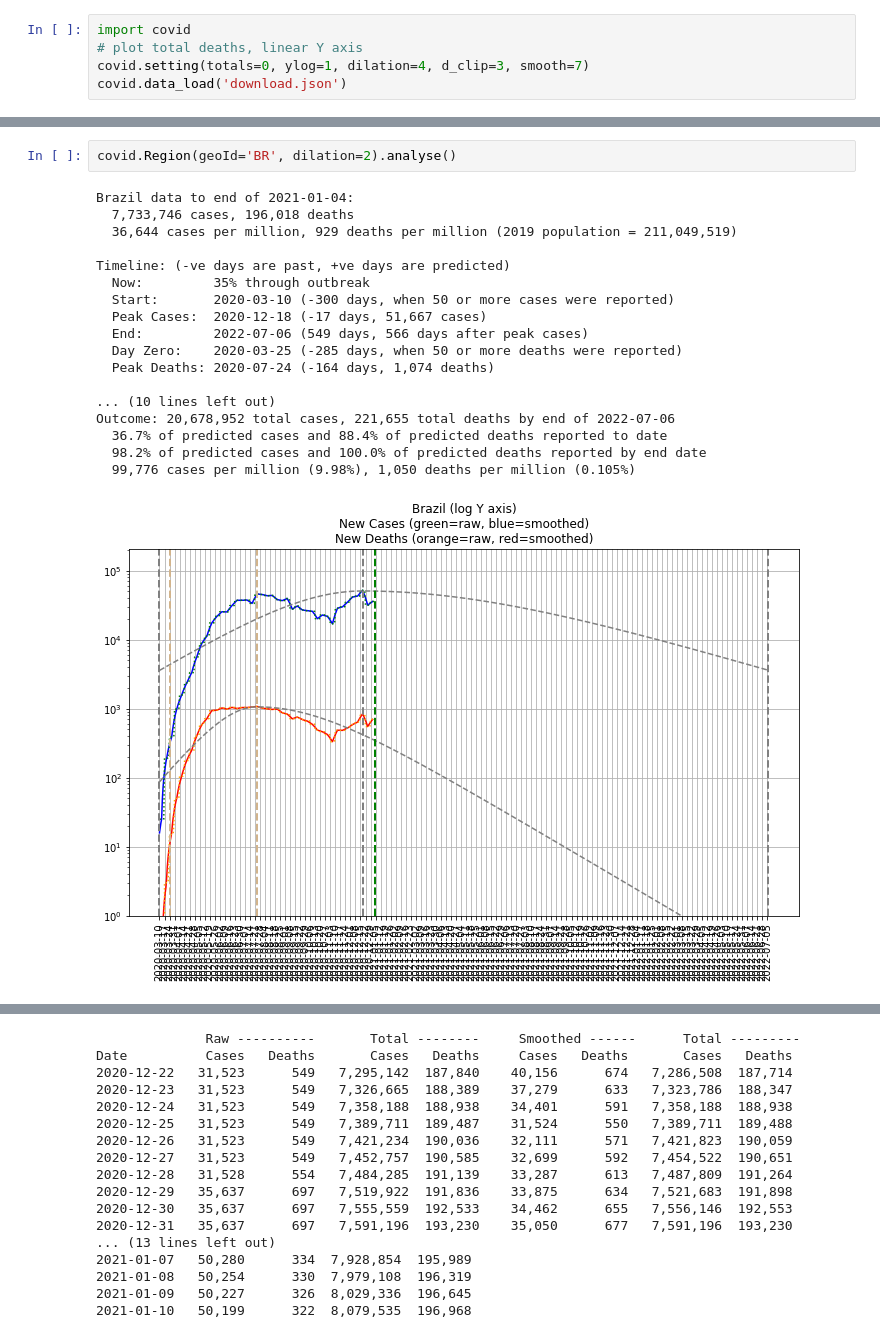
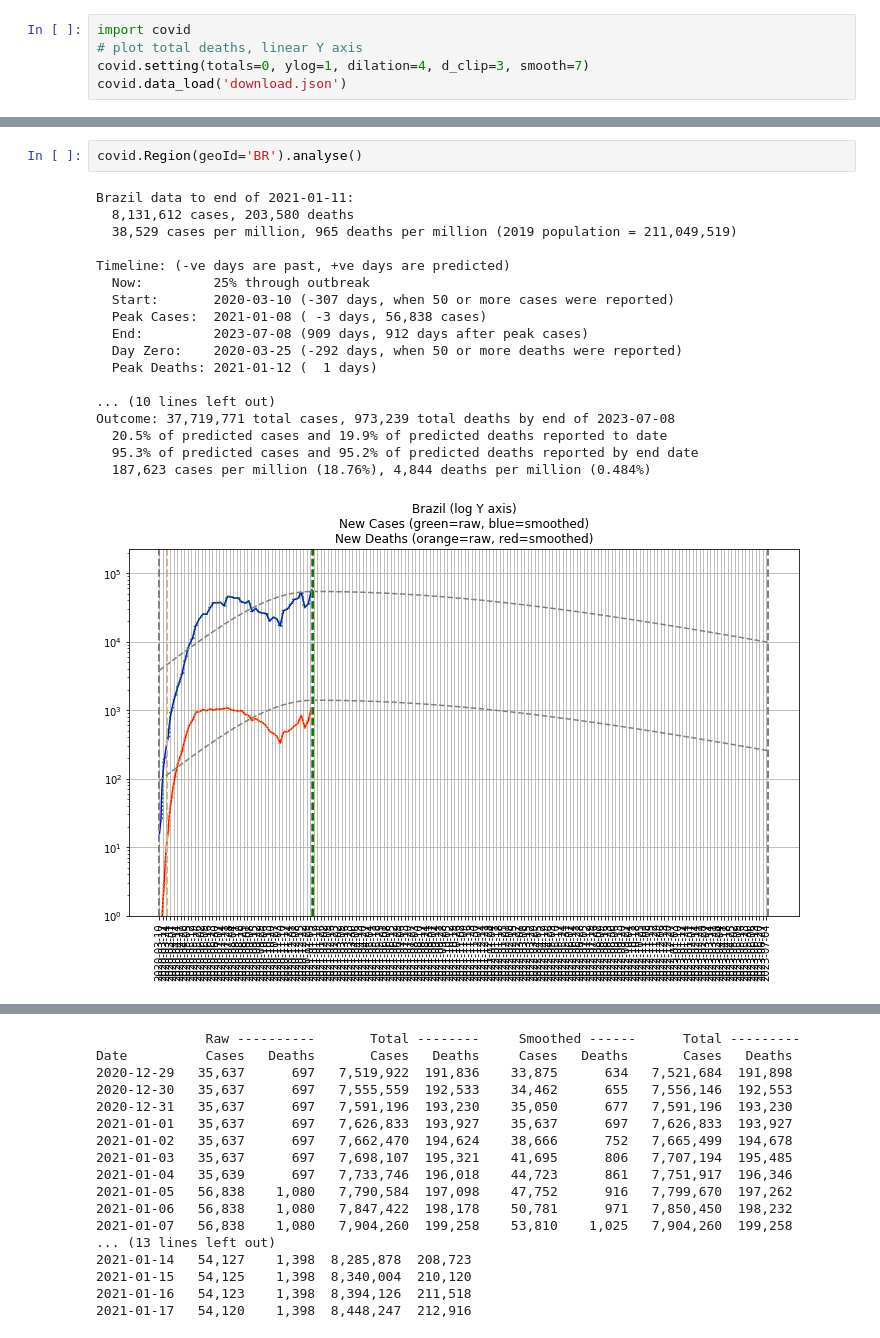
Before and after one commit to TonyM1958/covid19, a Jupyter notebook: world.ipynb, the cells around one changed output, grey strips where cells are left out. Saved outputs shown, nothing was run; the diff lists cells and outputs as text.

```diff
--- a/world.ipynb
+++ b/world.ipynb
@@ -167,23 +167,23 @@ Date          Cases   Deaths       Cases   Deaths     Cases   Deaths       Cases
 
   ** first wave ended **
 # %%
-covid.Region(geoId='BR', dilation=2).analyse()
+covid.Region(geoId='BR').analyse()
 # %% [output]
-Brazil data to end of 2021-01-04:
-  7,733,746 cases, 196,018 deaths
-  36,644 cases per million, 929 deaths per million (2019 population = 211,049,519)
+Brazil data to end of 2021-01-11:
+  8,131,612 cases, 203,580 deaths
+  38,529 cases per million, 965 deaths per million (2019 population = 211,049,519)
 
 Timeline: (-ve days are past, +ve days are predicted)
-  Now:         35% through outbreak
-  Start:       2020-03-10 (-300 days, when 50 or more cases were reported)
-  Peak Cases:  2020-12-18 (-17 days, 51,667 cases)
-  End:         2022-07-06 (549 days, 566 days after peak cases)
-  Day Zero:    2020-03-25 (-285 days, when 50 or more deaths were reported)
-  Peak Deaths: 2020-07-24 (-164 days, 1,074 deaths)
+  Now:         25% through outbreak
+  Start:       2020-03-10 (-307 days, when 50 or more cases were reported)
+  Peak Cases:  2021-01-08 ( -3 days, 56,838 cases)
+  End:         2023-07-08 (909 days, 912 days after peak cases)
+  Day Zero:    2020-03-25 (-292 days, when 50 or more deaths were reported)
+  Peak Deaths: 2021-01-12 (  1 days)
 
 ... (10 lines left out)
-Outcome: 20,678,952 total cases, 221,655 total deaths by end of 2022-07-06
-  36.7% of predicted cases and 88.4% of predicted deaths reported to date
-  98.2% of predicted cases and 100.0% of predicted deaths reported by end date
-  99,776 cases per million (9.98%), 1,050 deaths per million (0.105%)
+Outcome: 37,719,771 total cases, 973,239 total deaths by end of 2023-07-08
+  20.5% of predicted cases and 19.9% of predicted deaths reported to date
+  95.3% of predicted cases and 95.2% of predicted deaths reported by end date
+  187,623 cases per million (18.76%), 4,844 deaths per million (0.484%)
-[figure, old version]
+[figure, new version]
@@ -191,20 +191,20 @@ Outcome: 20,678,952 total cases, 221,655 total deaths by end of 2022-07-06
               Raw ----------       Total --------     Smoothed ------      Total ---------
 Date          Cases   Deaths       Cases   Deaths     Cases   Deaths       Cases   Deaths
-2020-12-22   31,523      549   7,295,142  187,840    40,156      674   7,286,508  187,714
-2020-12-23   31,523      549   7,326,665  188,389    37,279      633   7,323,786  188,347
-2020-12-24   31,523      549   7,358,188  188,938    34,401      591   7,358,188  188,938
-2020-12-25   31,523      549   7,389,711  189,487    31,524      550   7,389,711  189,488
-2020-12-26   31,523      549   7,421,234  190,036    32,111      571   7,421,823  190,059
-2020-12-27   31,523      549   7,452,757  190,585    32,699      592   7,454,522  190,651
-2020-12-28   31,528      554   7,484,285  191,139    33,287      613   7,487,809  191,264
-2020-12-29   35,637      697   7,519,922  191,836    33,875      634   7,521,683  191,898
+2020-12-29   35,637      697   7,519,922  191,836    33,875      634   7,521,684  191,898
 2020-12-30   35,637      697   7,555,559  192,533    34,462      655   7,556,146  192,553
 2020-12-31   35,637      697   7,591,196  193,230    35,050      677   7,591,196  193,230
+2021-01-01   35,637      697   7,626,833  193,927    35,637      697   7,626,833  193,927
+2021-01-02   35,637      697   7,662,470  194,624    38,666      752   7,665,499  194,678
+2021-01-03   35,637      697   7,698,107  195,321    41,695      806   7,707,194  195,485
+2021-01-04   35,639      697   7,733,746  196,018    44,723      861   7,751,917  196,346
+2021-01-05   56,838    1,080   7,790,584  197,098    47,752      916   7,799,670  197,262
+2021-01-06   56,838    1,080   7,847,422  198,178    50,781      971   7,850,450  198,232
+2021-01-07   56,838    1,080   7,904,260  199,258    53,810    1,025   7,904,260  199,258
 ... (13 lines left out)
-2021-01-07   50,280      334  7,928,854  195,989
-2021-01-08   50,254      330  7,979,108  196,319
-2021-01-09   50,227      326  8,029,336  196,645
-2021-01-10   50,199      322  8,079,535  196,968
+2021-01-14   54,127    1,398  8,285,878  208,723
+2021-01-15   54,125    1,398  8,340,004  210,120
+2021-01-16   54,123    1,398  8,394,126  211,518
+2021-01-17   54,120    1,398  8,448,247  212,916
 # %%
 covid.Region(geoId='CL').analyse()
 # %% [output]
```
Also changed, not shown: parts of 13 cells of this notebook, 2 other files.
